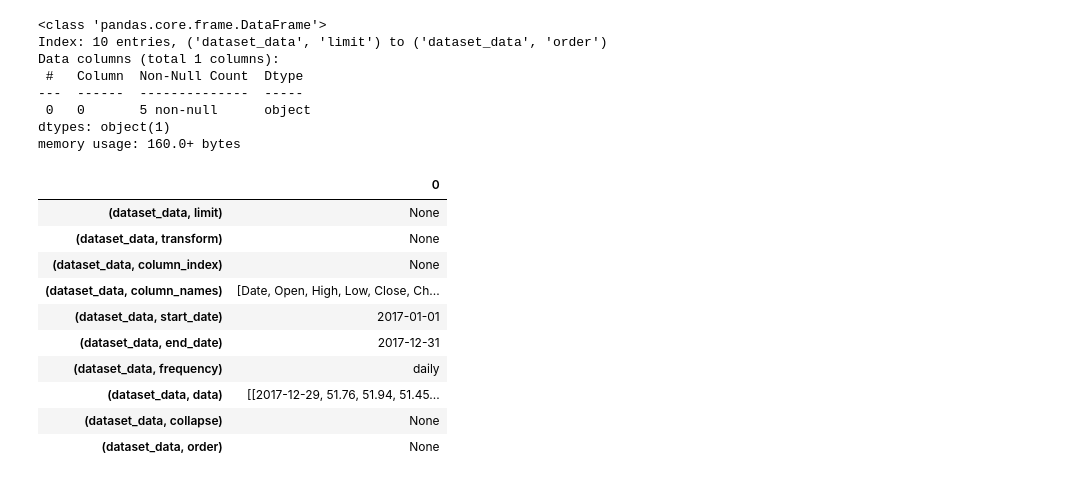
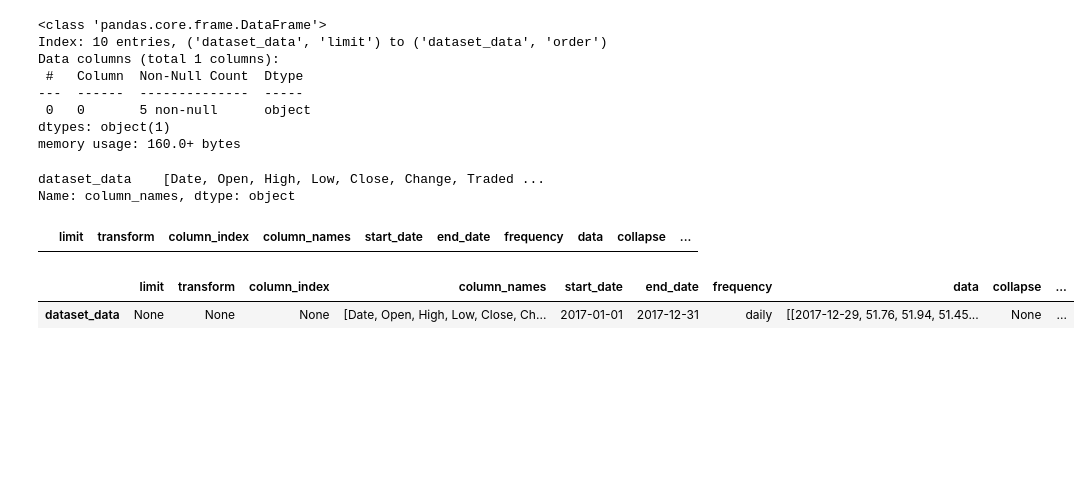
Before and after one commit to Hillary577/Springboard, a Jupyter notebook: api_project/api_mini_project/API/api_data_wrangling_mini_project.ipynb, the cells around one changed output. Drawn from its saved outputs; the diff is of its cells as text; code cells hidden in the pictures; blank space fills up the shorter version.

```diff
--- a/api_project/api_mini_project/API/api_data_wrangling_mini_project.ipynb
+++ b/api_project/api_mini_project/API/api_data_wrangling_mini_project.ipynb
@@ -120,17 +120,17 @@ Data columns (total 1 columns):
  0   0       5 non-null      object
 dtypes: object(1)
 memory usage: 160.0+ bytes
-# %%
-df2
-# %% [output]
-|  | 0 |
-| (dataset_data, limit) | None |
-| (dataset_data, transform) | None |
-| (dataset_data, column_index) | None |
-| (dataset_data, column_names) | [Date, Open, High, Low, Close, Ch... |
-| (dataset_data, start_date) | 2017-01-01 |
-| (dataset_data, end_date) | 2017-12-31 |
-| (dataset_data, frequency) | daily |
-| (dataset_data, data) | [[2017-12-29, 51.76, 51.94, 51.45... |
-| (dataset_data, collapse) | None |
-| (dataset_data, order) | None |
+# %%
+df['column_names']
+# %% [output]
+dataset_data    [Date, Open, High, Low, Close, Change, Traded ...
+Name: column_names, dtype: object
+# %%
+df[df['column_names'] == 'Open']
+# %% [output]
+|  | limit | transform | column_index | column_names | start_date | end_date | frequency | data | collapse | ... |
+# %%
+df.head()
+# %% [output]
+|  | limit | transform | column_index | column_names | start_date | end_date | frequency | data | collapse | ... |
+| dataset_data | None | None | None | [Date, Open, High, Low, Close, Ch... | 2017-01-01 | 2017-12-31 | daily | [[2017-12-29, 51.76, 51.94, 51.45... | None | ... |
```
